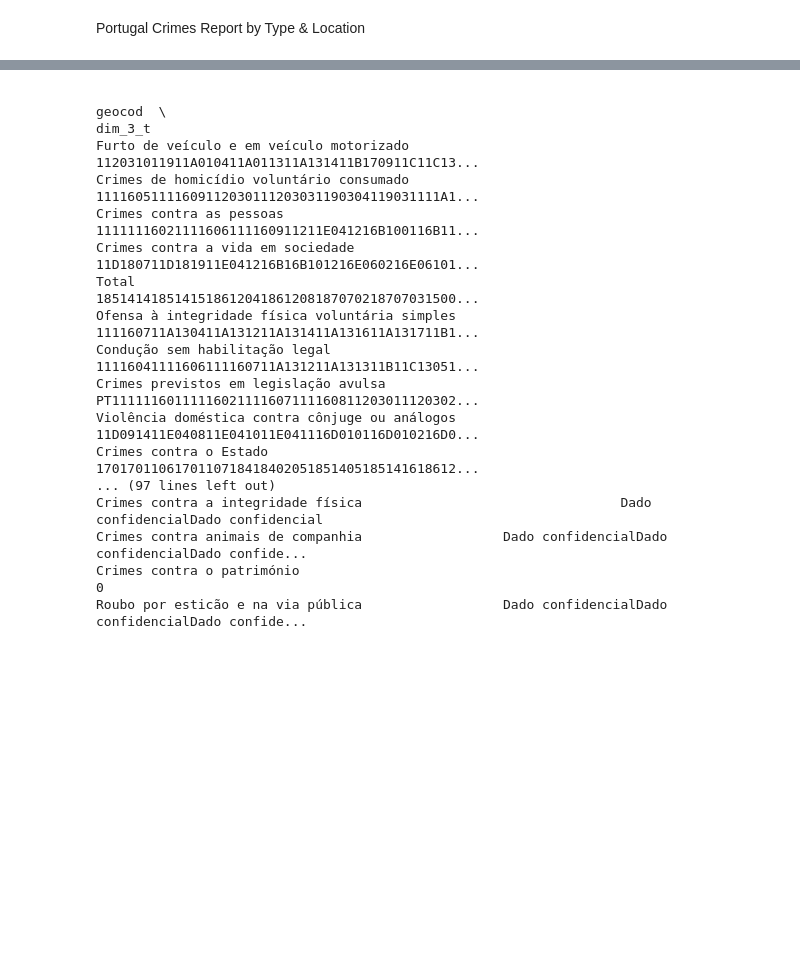
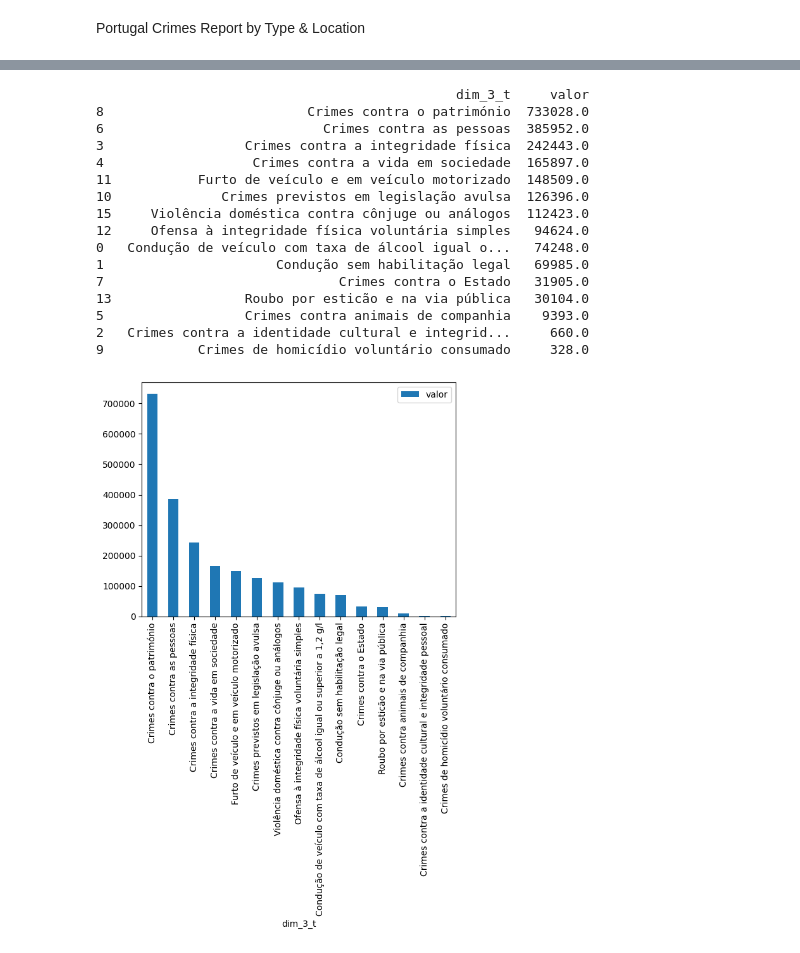
Before and after one commit to 0xrsfagundes/Portugal-Stats, a Jupyter notebook: Portugal_data.ipynb, the cells around one changed output, grey strips where cells are left out. Saved outputs shown, nothing was run; the diff lists cells and outputs as text; code cells hidden in the pictures; blank space fills up the shorter version.

```diff
--- a/Portugal_data.ipynb
+++ b/Portugal_data.ipynb
@@ -1,17 +1,15 @@
 # %% [markdown]
 Portugal Crimes Report by Type & Location
 # %%
-#Get data from url as json and add it to a pandas dataframe
-
 import urllib.request, json
 import pandas as pd
 
-url = "https://dados.gov.pt/pt/datasets/r/0473866d-9cd5-44a5-9acb-37c804f3b13a"
+url = "https://www.ine.pt/ine/json_indicador/pindica.jsp?op=2&varcd=0008073&lang=PT"
 response = urllib.request.urlopen(url)
 data = json.loads(response.read().decode())
 
 for item in data:
     df = pd.json_normalize(item["Dados"]["2021"])
 
-print(df)
+print(df.columns)
 # %% [output]
@@ -54,0 +19,9 @@ gk.first()
+# %%
+#Group dataframe by
+
+#grouped_df = df.groupby(['dim_3_t','geodsg']).sum().sort_values(by='valor', ascending=False).reset_index()
+
+new_df = df[['dim_3_t','geodsg','valor']]
+new_df['valor'] = pd.to_numeric(new_df['valor'])
+
+print(new_df)
@@ -55,21 +47,28 @@ gk.first()
 # %%
-summed_data = df.groupby(['dim_3_t']).sum().sort_values('valor', ascending=False)
-print(summed_data)
+grouped_df = new_df.groupby(['dim_3_t'])['valor'].sum().reset_index()
+filtered_df = grouped_df[grouped_df['dim_3_t'] != 'Total'].sort_values(by='valor', ascending=False)
+print(filtered_df)
 # %% [output]
-                                                                                               geocod  \
-dim_3_t
-Furto de veículo e em veículo motorizado            112031011911A010411A011311A131411B170911C11C13...
-Crimes de homicídio voluntário consumado            11116051111609112030111203031190304119031111A1...
-Crimes contra as pessoas                            11111116021111606111160911211E041216B100116B11...
-Crimes contra a vida em sociedade                   11D180711D181911E041216B16B101216E060216E06101...
-Total                                               1851414185141518612041861208187070218707031500...
-Ofensa à integridade física voluntária simples      111160711A130411A131211A131411A131611A131711B1...
-Condução sem habilitação legal                      11116041111606111160711A131211A131311B11C13051...
-Crimes previstos em legislação avulsa               PT11111160111116021111607111160811203011120302...
-Violência doméstica contra cônjuge ou análogos      11D091411E040811E041011E041116D010116D010216D0...
-Crimes contra o Estado                              1701701106170110718418402051851405185141618612...
-... (97 lines left out)
-Crimes contra a integridade física                                 Dado confidencialDado confidencial
-Crimes contra animais de companhia                  Dado confidencialDado confidencialDado confide...
-Crimes contra o património                                                                          0
-Roubo por esticão e na via pública                  Dado confidencialDado confidencialDado confide...
+                                              dim_3_t     valor
+8                          Crimes contra o património  733028.0
+6                            Crimes contra as pessoas  385952.0
+3                  Crimes contra a integridade física  242443.0
+4                   Crimes contra a vida em sociedade  165897.0
+11           Furto de veículo e em veículo motorizado  148509.0
+10              Crimes previstos em legislação avulsa  126396.0
+15     Violência doméstica contra cônjuge ou análogos  112423.0
+12     Ofensa à integridade física voluntária simples   94624.0
+0   Condução de veículo com taxa de álcool igual o...   74248.0
+1                      Condução sem habilitação legal   69985.0
+7                              Crimes contra o Estado   31905.0
+13                 Roubo por esticão e na via pública   30104.0
+5                  Crimes contra animais de companhia    9393.0
+2   Crimes contra a identidade cultural e integrid...     660.0
+9            Crimes de homicídio voluntário consumado     328.0
+# %%
+import matplotlib.pyplot as plt
+
+filtered_df.plot(kind='bar',x='dim_3_t',y='valor')
+plt.show()
+# %% [output]
+[figure, added]
```
Also changed, not shown: parts of 3 cells of this notebook.
